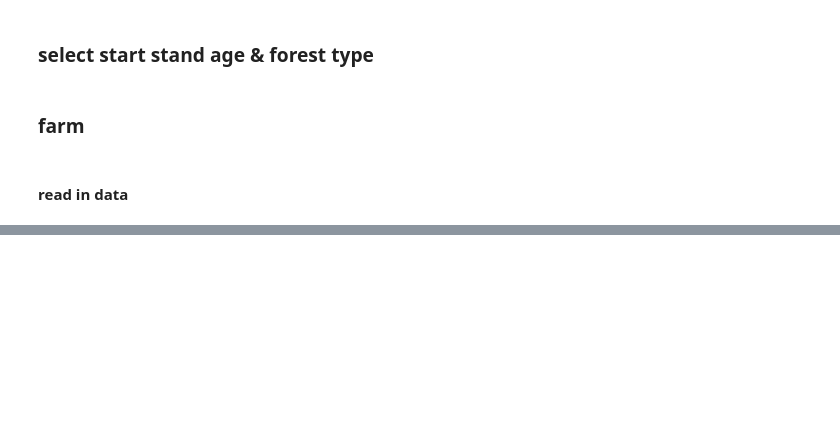
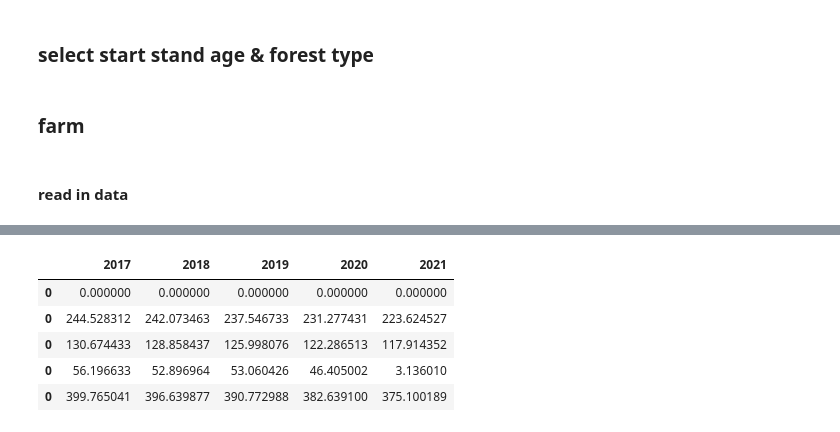
Before and after one commit to Tianchi-Liu/TerraBio, a Jupyter notebook: area_estimation/code/plot_carbon_estimate_uncertainty.ipynb, the cells around one changed output, grey strips where cells are left out. Saved outputs shown, nothing was run; the diff lists cells and outputs as text; code cells hidden in the pictures; blank space fills up the shorter version.

```diff
--- a/area_estimation/code/plot_carbon_estimate_uncertainty.ipynb
+++ b/area_estimation/code/plot_carbon_estimate_uncertainty.ipynb
@@ -147,0 +144,10 @@ plt.savefig('../results/C_estimate_ci_start'+str(stand_age)+'_'+forest_type+'.pn
+# %%
+data_err = data_err.T
+data_err
+# %% [output]
+|  | 2017 | 2018 | 2019 | 2020 | 2021 |
+| 0 | 0.000000 | 0.000000 | 0.000000 | 0.000000 | 0.000000 |
+| 0 | 244.528312 | 242.073463 | 237.546733 | 231.277431 | 223.624527 |
+| 0 | 130.674433 | 128.858437 | 125.998076 | 122.286513 | 117.914352 |
+| 0 | 56.196633 | 52.896964 | 53.060426 | 46.405002 | 3.136010 |
+| 0 | 399.765041 | 396.639877 | 390.772988 | 382.639100 | 375.100189 |
```
Also changed, not shown: parts of 18 cells of this notebook, 8 other files.
